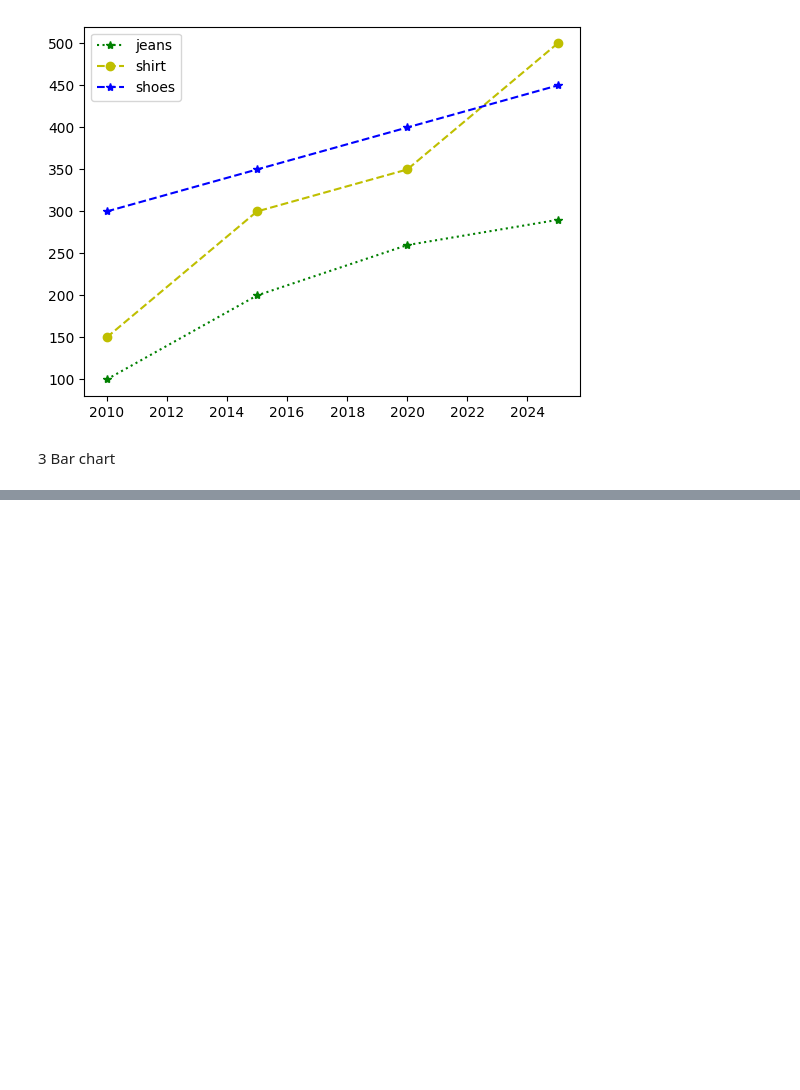
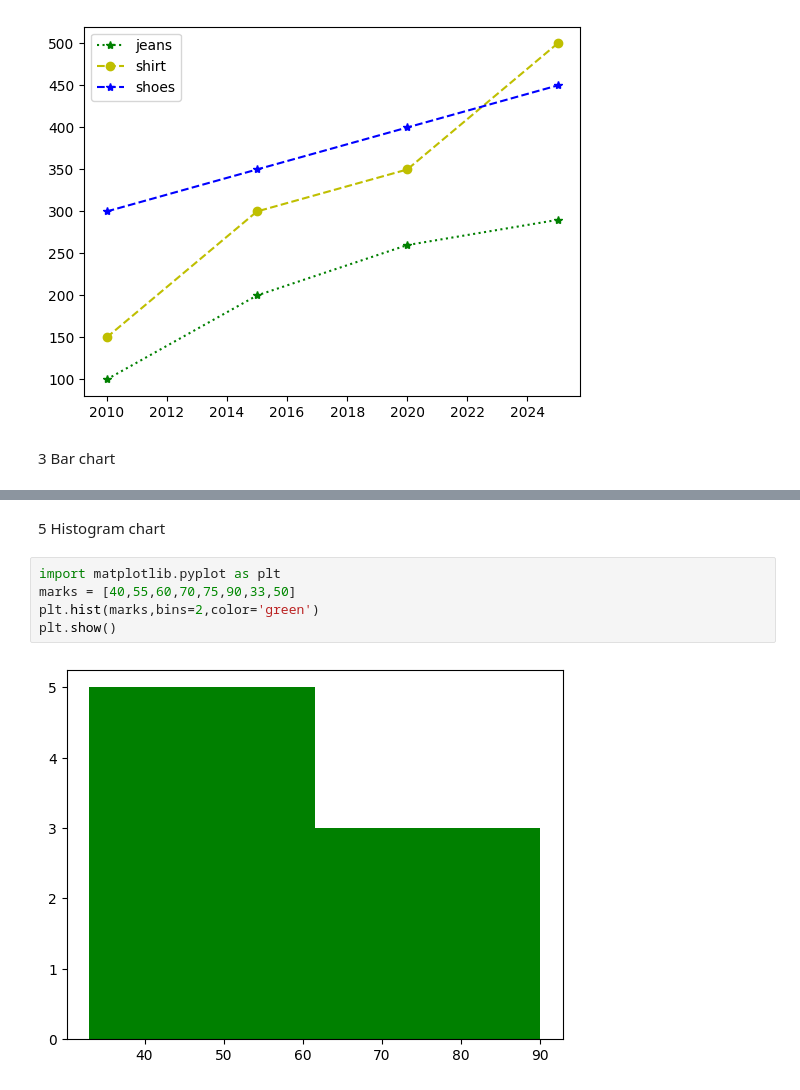
Before and after one commit to Vanshu2374/data-science-45-days, a Jupyter notebook: grass2.ipynb, the cells around one changed output, grey strips where cells are left out. Drawn from its saved outputs; the diff is of its cells as text; blank space fills up the shorter version.

```diff
--- a/grass2.ipynb
+++ b/grass2.ipynb
@@ -120,0 +142,9 @@ plt.show()
+# %% [markdown]
+5 Histogram chart
+# %%
+import matplotlib.pyplot as plt
+marks = [40,55,60,70,75,90,33,50]
+plt.hist(marks,bins=2,color='green')
+plt.show()
+# %% [output]
+[figure, added]
```
Also changed, not shown: parts of 6 cells of this notebook.
